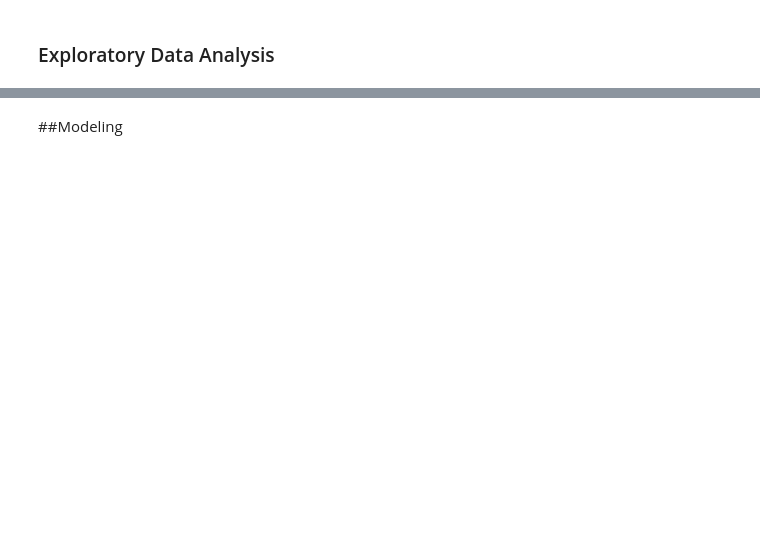
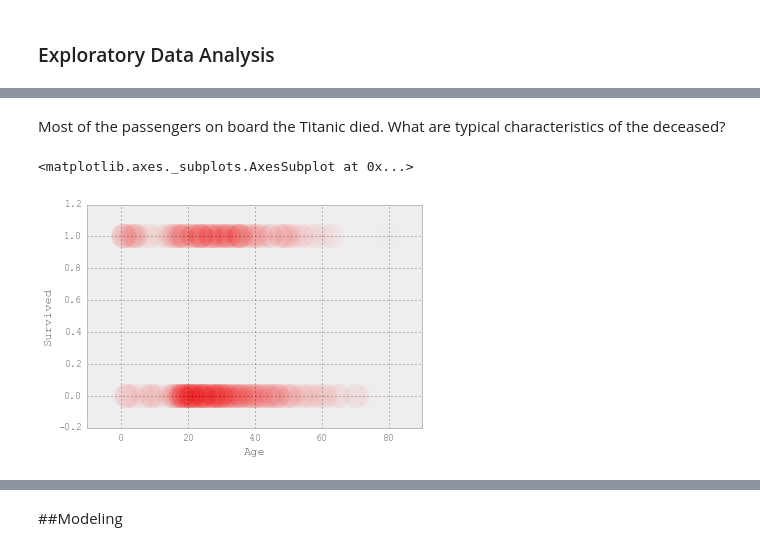
Before and after one commit to chrisdaly/Titanic-Analysis, a Jupyter notebook: Titanic Data Analysis.ipynb, the cells around one changed output, grey strips where cells are left out. Drawn from its saved outputs; the diff is of its cells as text; code cells hidden in the pictures; blank space fills up the shorter version.

```diff
--- a/Titanic Data Analysis.ipynb
+++ b/Titanic Data Analysis.ipynb
@@ -166,0 +211,7 @@ plt.show()
+# %% [markdown]
+Most of the passengers on board the Titanic died. What are typical characteristics of the deceased?
+# %%
+df.plot(kind='scatter', x='Age', y='Survived', s=600, c= "red", alpha =.01, linewidths=.1)
+# %% [output]
+<matplotlib.axes._subplots.AxesSubplot at 0x...>
+[figure, added]
```
Also changed, not shown: parts of 55 cells of this notebook, 4 other files.
